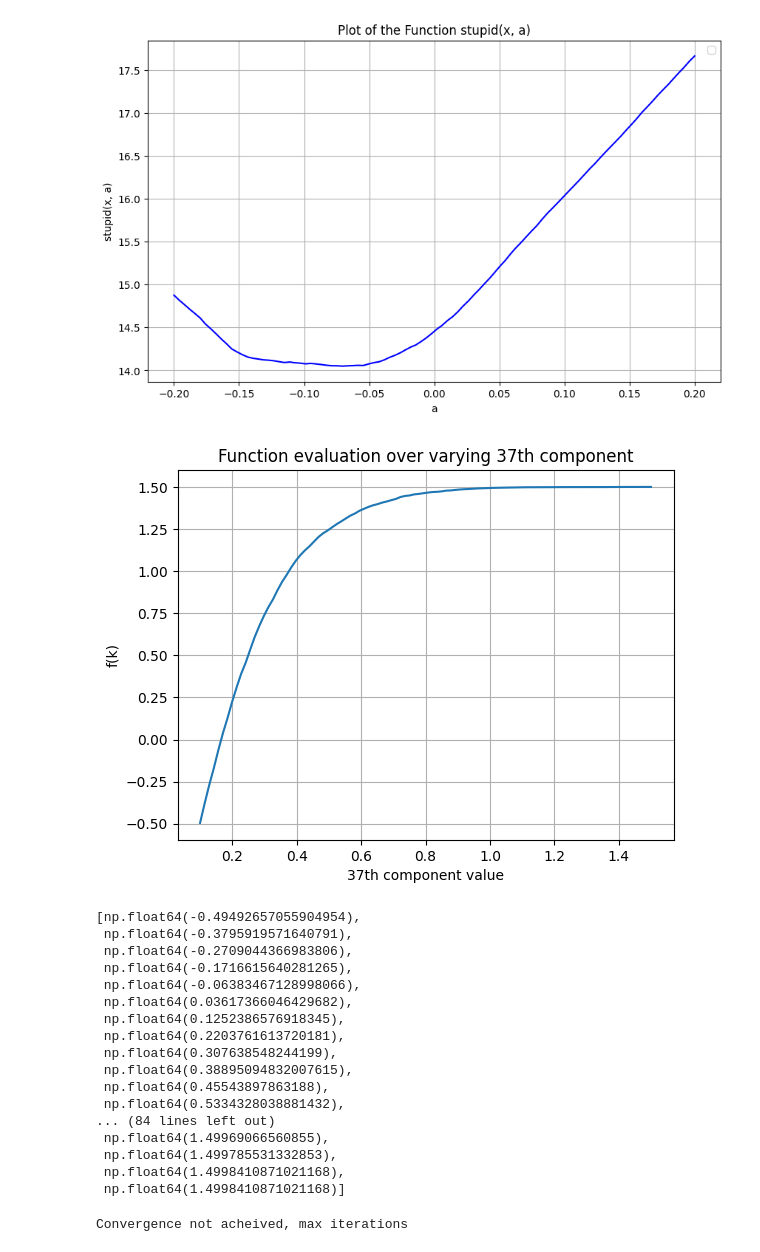
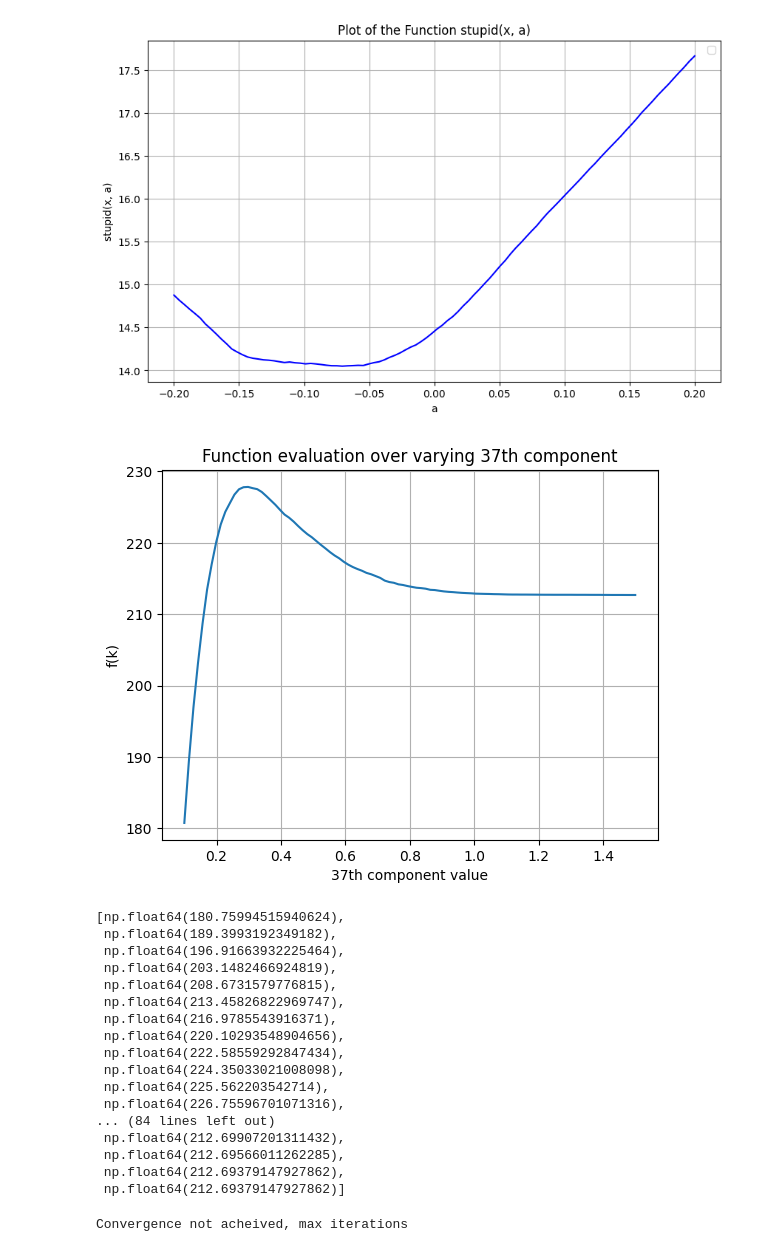
Before and after one commit to LeonTagle/Thesis-Models, a Jupyter notebook: Models.ipynb, the cells around one changed output. Saved outputs shown, nothing was run; the diff lists cells and outputs as text; code cells hidden in the pictures.

```diff
--- a/Models.ipynb
+++ b/Models.ipynb
@@ -651,10 +639,6 @@ plt.title('Heatmap of func([x, y])')
 plt.show()
 # %% [output]
 ValueError: operands could not be broadcast together with shapes (2,10000) (2,)
-# %%
-LogitModel = SearchEq(I, F, G, t, λ, R, P, V, LogitSearch)
-f = lambda x: LogitModel.simple_FOC(x, dR, dP)
-Df = lambda x: LogitModel.dFOC_gradient(x, dR, d2R, dP, d2P, df)
 # %%
 def stupid(x,a):
     x_new = (1+a)*x
@@ -697,52 +681,54 @@ def graph_component_37(f, k_original, i, start, stop, num_points=100):
     if len(k_original) < i + 1:
         raise ValueError("Input vector must be at least 38 elements long.")
 
     # Generate a linspace for the 37th component
     linspace_values = np.linspace(start, stop, num_points)
 
     # Keep the original vector unchanged for components other than the 37th
     k_fixed = np.copy(k_original)
 
     # Store the results of the function evaluations
     results = []
 
     # Evaluate the function over the linspace
     for value in linspace_values:
         k_fixed[i] = value  # Update the 37th component (index 36 for 0-based indexing)
         result = f(k_fixed)[i] # Evaluate the function
         results.append(result)
 
     # Plot the results
     plt.plot(linspace_values, results)
     plt.title("Function evaluation over varying 37th component")
     plt.xlabel("37th component value")
     plt.ylabel("f(k)")
     plt.grid(True)
     plt.show()
 
     return results
 
 
-graph_component_37(f, k_original, 37, 0.1, 1.5, num_points=100)
+function = lambda x: LogitModel.utility(x, R, P)
+
+graph_component_37(function, k_guess, 37, 0.1, 1.5, num_points=100)
 # %% [output]
-[figure, old version]
+[figure, new version]
-[np.float64(-0.49492657055904954),
- np.float64(-0.3795919571640791),
- np.float64(-0.2709044366983806),
- np.float64(-0.1716615640281265),
- np.float64(-0.06383467128998066),
- np.float64(0.03617366046429682),
- np.float64(0.1252386576918345),
- np.float64(0.2203761613720181),
- np.float64(0.307638548244199),
- np.float64(0.38895094832007615),
- np.float64(0.45543897863188),
- np.float64(0.5334328038881432),
+[np.float64(180.75994515940624),
+ np.float64(189.3993192349182),
+ np.float64(196.91663932225464),
+ np.float64(203.1482466924819),
+ np.float64(208.6731579776815),
+ np.float64(213.45826822969747),
+ np.float64(216.9785543916371),
+ np.float64(220.10293548904656),
+ np.float64(222.58559292847434),
+ np.float64(224.35033021008098),
+ np.float64(225.562203542714),
+ np.float64(226.75596701071316),
 ... (84 lines left out)
- np.float64(1.49969066560855),
- np.float64(1.499785531332853),
- np.float64(1.4998410871021168),
- np.float64(1.4998410871021168)]
+ np.float64(212.69907201311432),
+ np.float64(212.69566011262285),
+ np.float64(212.69379147927862),
+ np.float64(212.69379147927862)]
 # %%
 def newton(f, Df, x_0, tol=1e-7, max_iter=100_000):     # As seen in QuantEcon
     x = x_0
```
Also changed, not shown: parts of 7 cells of this notebook.
